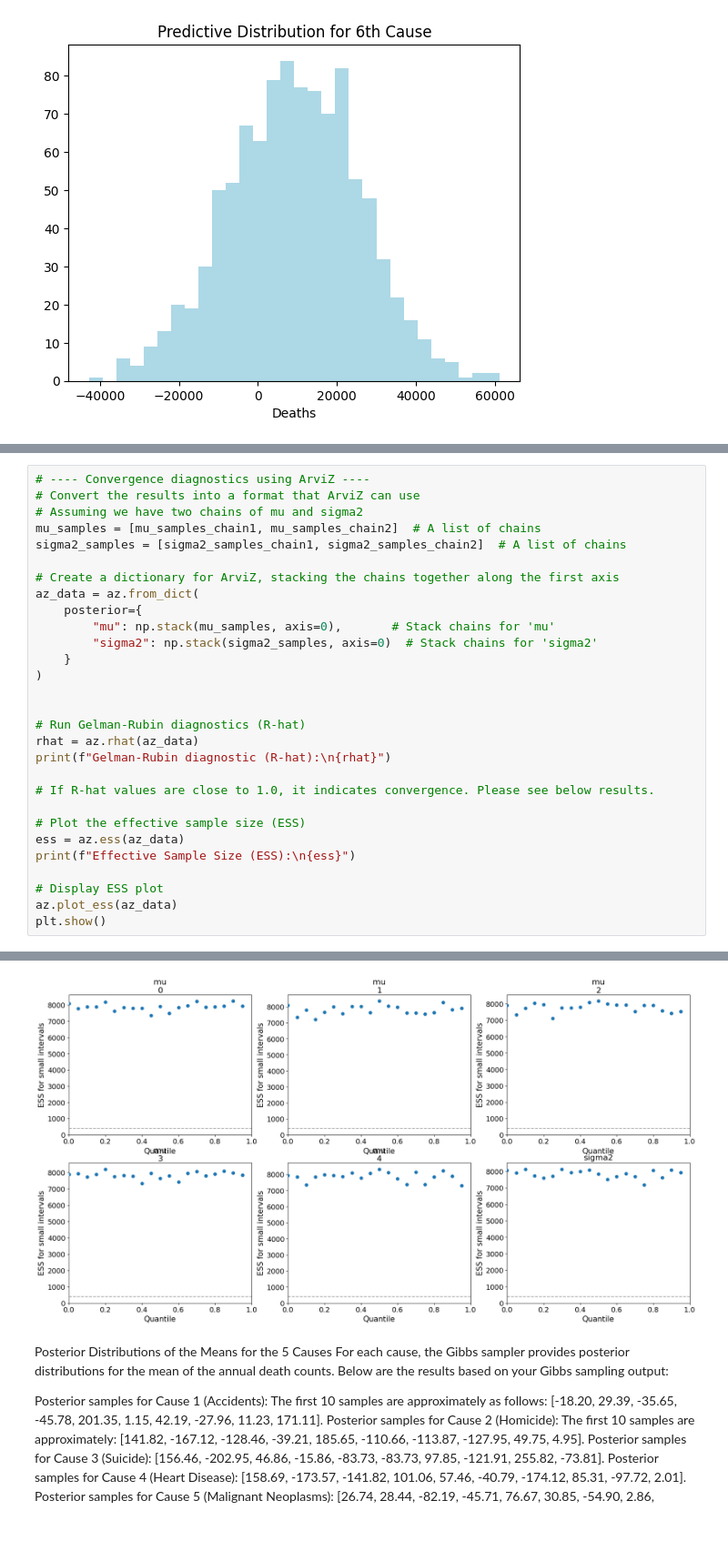
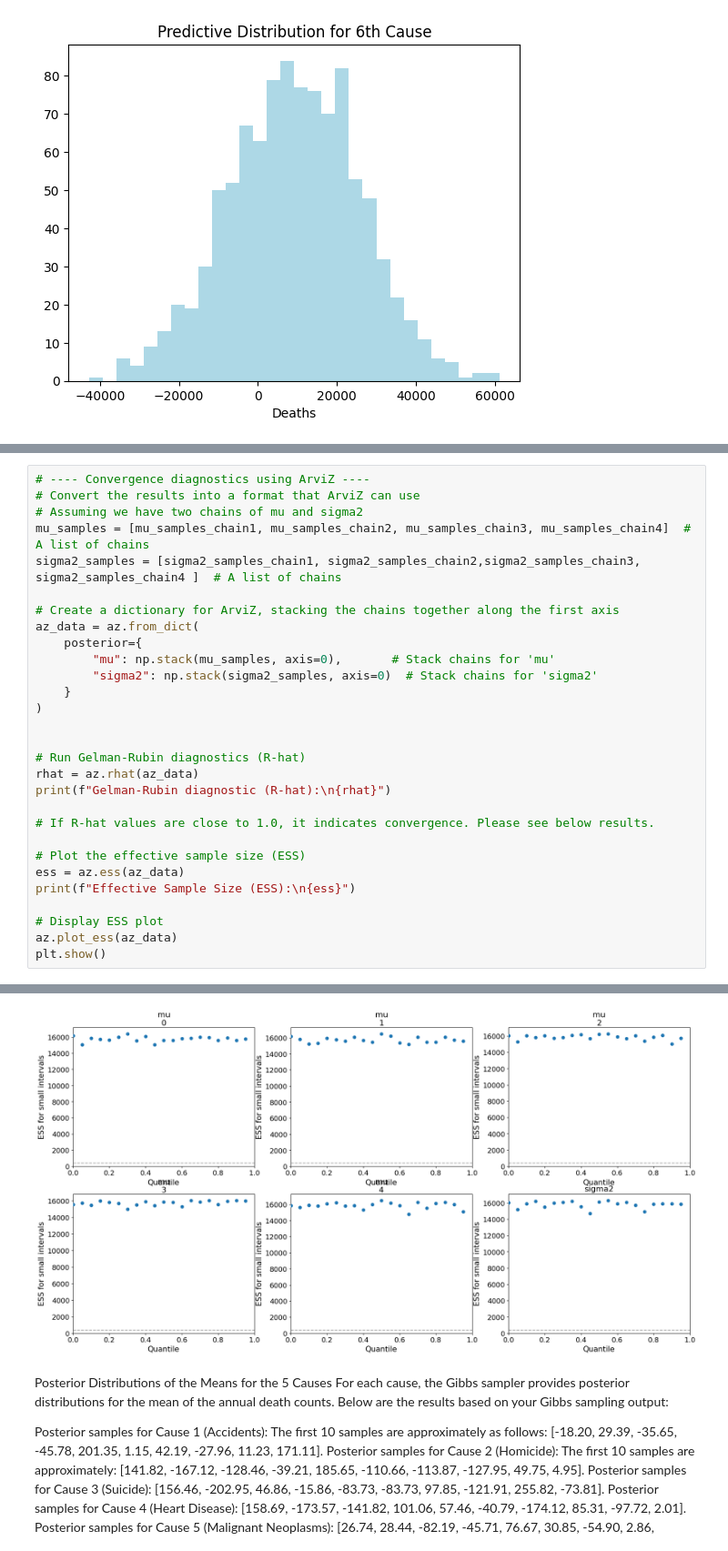
Before and after one commit to venkatanadikatla/pytorch, a Jupyter notebook: Hierarchical_Normal_Model_&_Gibbs_Sampling.ipynb, the cells around one changed output, grey strips where cells are left out. Shown at 91% size. Cells and saved outputs as stored; diff of their text form.

```diff
--- a/Hierarchical_Normal_Model_&_Gibbs_Sampling.ipynb
+++ b/Hierarchical_Normal_Model_&_Gibbs_Sampling.ipynb
@@ -207,8 +225,8 @@ The predictive distribution for a hypothetical (6th) cause of death: [18911.4030
 # ---- Convergence diagnostics using ArviZ ----
 # Convert the results into a format that ArviZ can use
 # Assuming we have two chains of mu and sigma2
-mu_samples = [mu_samples_chain1, mu_samples_chain2]  # A list of chains
-sigma2_samples = [sigma2_samples_chain1, sigma2_samples_chain2]  # A list of chains
+mu_samples = [mu_samples_chain1, mu_samples_chain2, mu_samples_chain3, mu_samples_chain4]  # A list of chains
+sigma2_samples = [sigma2_samples_chain1, sigma2_samples_chain2,sigma2_samples_chain3, sigma2_samples_chain4 ]  # A list of chains
 
 # Create a dictionary for ArviZ, stacking the chains together along the first axis
 az_data = az.from_dict(
@@ -252,4 +270,4 @@ Data variables:
-[figure, old version]
+[figure, new version]
 # %% [markdown]
 Posterior Distributions of the Means for the 5 Causes
 For each cause, the Gibbs sampler provides posterior distributions for the mean of the annual death counts. Below are the results based on your Gibbs sampling output:
```
Also changed, not shown: parts of 9 cells of this notebook.
